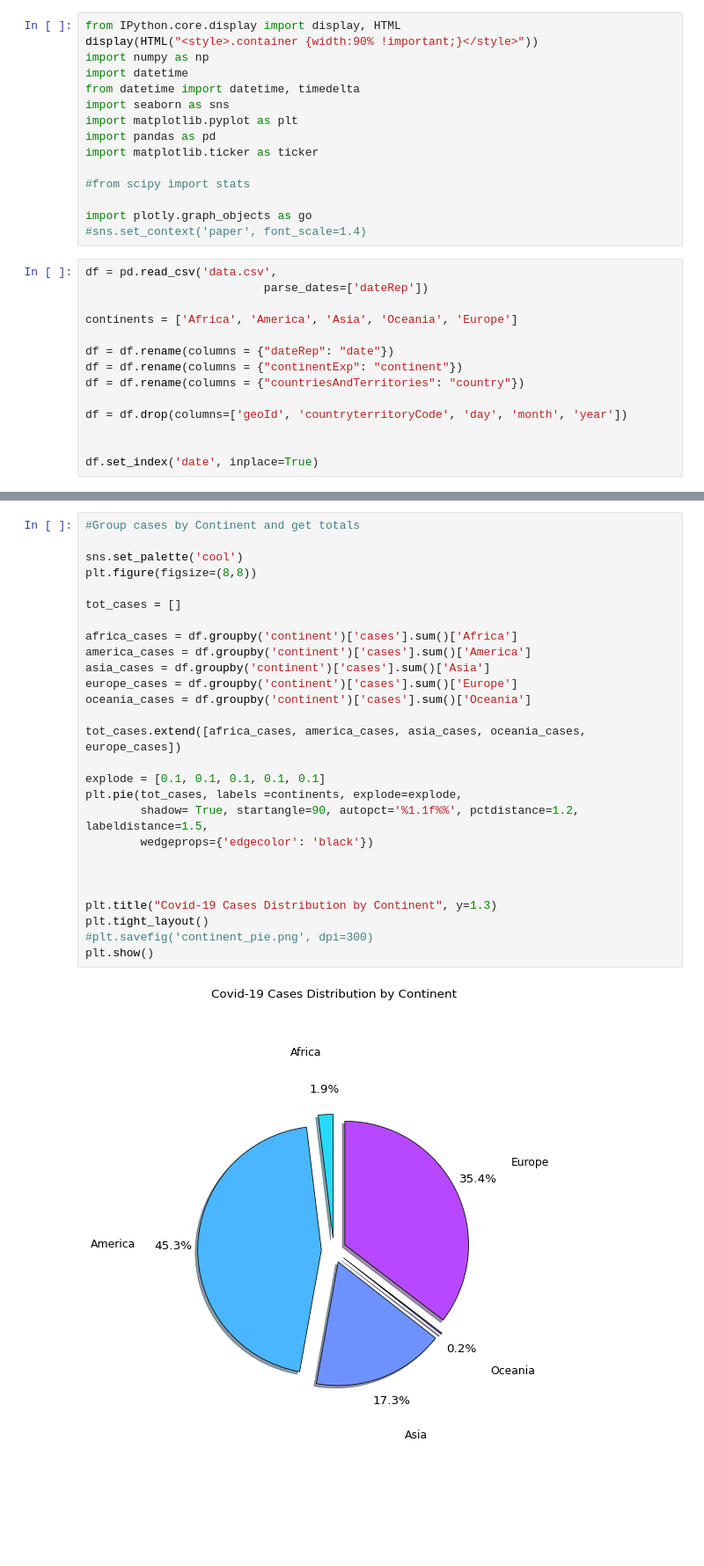
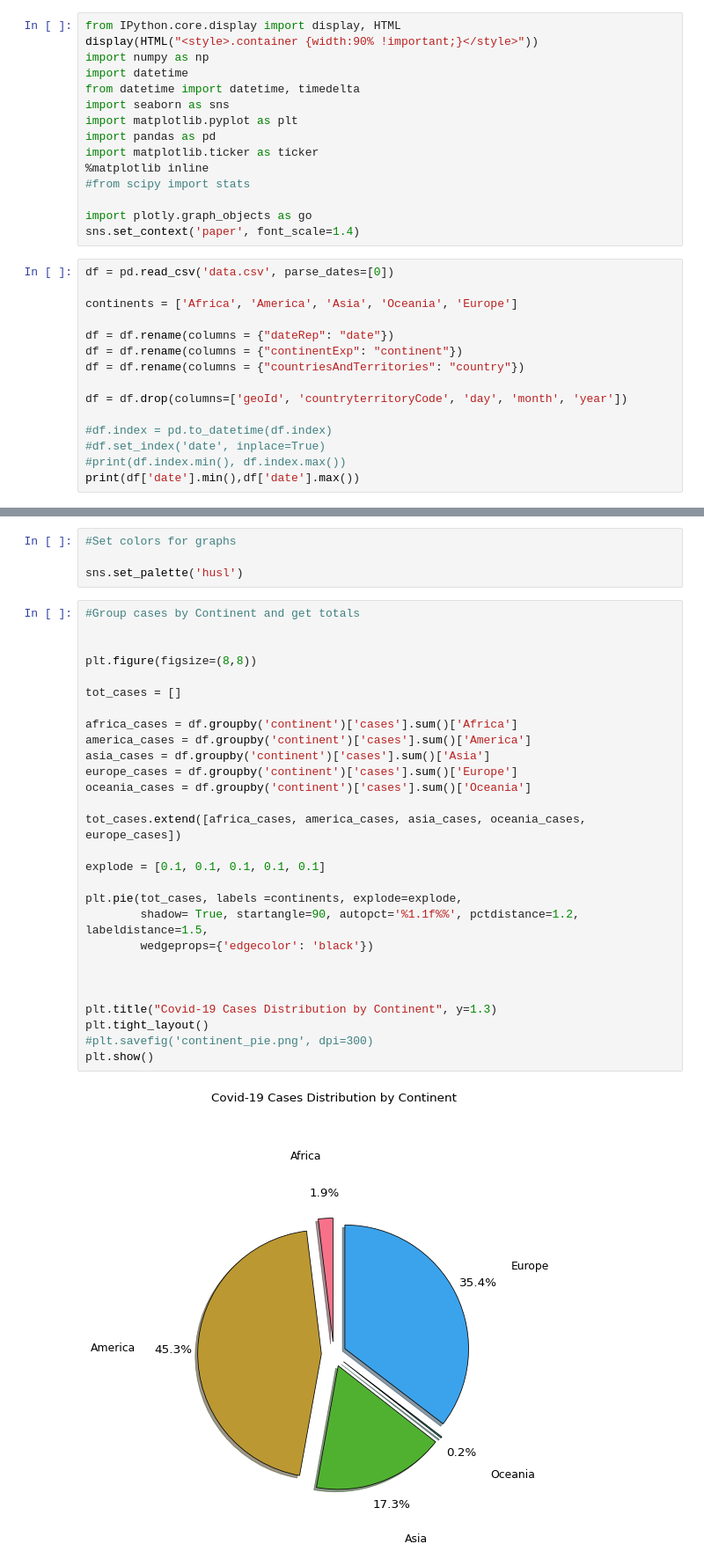
Before and after one commit to cardox6/cc19, a Jupyter notebook: notebook/cc19.v2.ipynb, the cells around one changed output, grey strips where cells are left out. Shown at 88% size. Saved outputs shown, nothing was run; the diff lists cells and outputs as text; blank space fills up the shorter version.

```diff
--- a/notebook/cc19.v2.ipynb
+++ b/notebook/cc19.v2.ipynb
@@ -8,14 +8,13 @@ import seaborn as sns
 import matplotlib.pyplot as plt
 import pandas as pd
 import matplotlib.ticker as ticker
-
+%matplotlib inline
 #from scipy import stats
 
 import plotly.graph_objects as go
-#sns.set_context('paper', font_scale=1.4)
+sns.set_context('paper', font_scale=1.4)
 # %%
-df = pd.read_csv('data.csv',
-                          parse_dates=['dateRep'])
+df = pd.read_csv('data.csv', parse_dates=[0])
 
 continents = ['Africa', 'America', 'Asia', 'Oceania', 'Europe']
 
@@ -25,5 +24,7 @@ df = df.rename(columns = {"countriesAndTerritories": "country"})
 
 df = df.drop(columns=['geoId', 'countryterritoryCode', 'day', 'month', 'year'])
 
-
-df.set_index('date', inplace=True)
+#df.index = pd.to_datetime(df.index)
+#df.set_index('date', inplace=True)
+#print(df.index.min(), df.index.max())
+print(df['date'].min(),df['date'].max())
@@ -83,29 +94,34 @@ date
+# %%
+#Set colors for graphs
+
+sns.set_palette('husl')
 # %%
 #Group cases by Continent and get totals
 
-sns.set_palette('cool')
+
 plt.figure(figsize=(8,8))
 
 tot_cases = []
 
 africa_cases = df.groupby('continent')['cases'].sum()['Africa']
 america_cases = df.groupby('continent')['cases'].sum()['America']
 asia_cases = df.groupby('continent')['cases'].sum()['Asia']
 europe_cases = df.groupby('continent')['cases'].sum()['Europe']
 oceania_cases = df.groupby('continent')['cases'].sum()['Oceania']
 
 tot_cases.extend([africa_cases, america_cases, asia_cases, oceania_cases, europe_cases])
 
 explode = [0.1, 0.1, 0.1, 0.1, 0.1]
+
 plt.pie(tot_cases, labels =continents, explode=explode,
         shadow= True, startangle=90, autopct='%1.1f%%', pctdistance=1.2, labeldistance=1.5,
         wedgeprops={'edgecolor': 'black'})
 
 
 
 plt.title("Covid-19 Cases Distribution by Continent", y=1.3)
 plt.tight_layout()
 #plt.savefig('continent_pie.png', dpi=300)
 plt.show()
 # %% [output]
-[figure, old version]
+[figure, new version]
```
Also changed, not shown: parts of 11 cells of this notebook, 2 other files.
